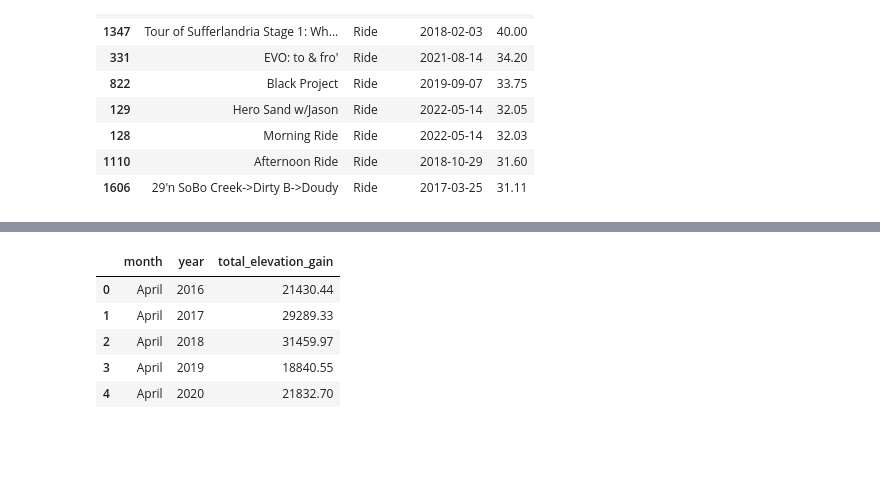
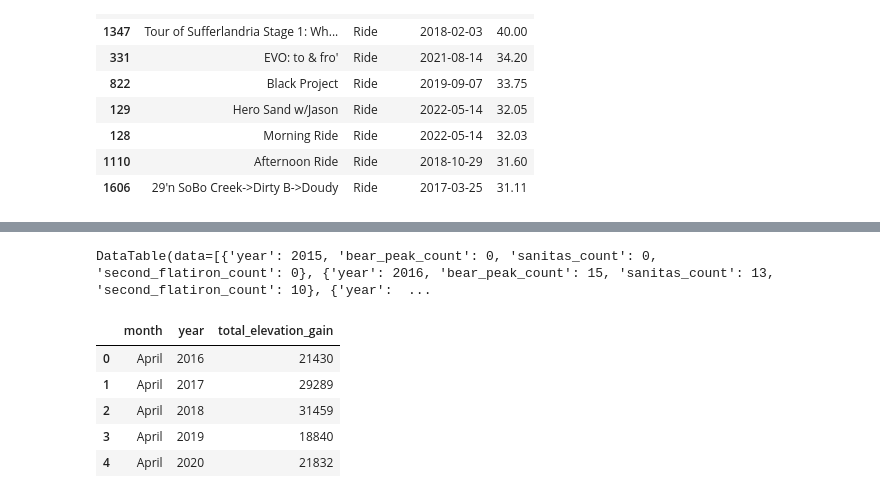
Before and after one commit to joseph-cavarretta/projects, a Jupyter notebook: strava_analytics_app/src/strava_dash.ipynb, the cells around one changed output, grey strips where cells are left out. Cells and saved outputs as stored; diff of their text form; code cells hidden in the pictures; blank space fills up the shorter version.

```diff
--- a/strava_analytics_app/src/strava_dash.ipynb
+++ b/strava_analytics_app/src/strava_dash.ipynb
@@ -86,0 +103,7 @@ time_x_week_bar.show()
+# %%
+dash_table.DataTable(
+    data=df_merged.to_dict('records'),
+    columns=[df_merged.columns]
+)
+# %% [output]
+DataTable(data=[{'year': 2015, 'bear_peak_count': 0, 'sanitas_count': 0, 'second_flatiron_count': 0}, {'year': 2016, 'bear_peak_count': 15, 'sanitas_count': 13, 'second_flatiron_count': 10}, {'year':  ...
@@ -120,10 +179,10 @@ gain_x_year_line.show()
 # %%
-elevation_trend_grouping = elevation_filter.groupby(['month', 'year']).agg({'total_elevation_gain': 'sum'}).reset_index()
+elevation_trend_grouping = elevation_filter.groupby(['month', 'year']).agg({'total_elevation_gain': 'sum'}).astype(int).reset_index()
 elevation_trend_grouping.head()
 # %% [output]
 |  | month | year | total_elevation_gain |
-| 0 | April | 2016 | 21430.44 |
-| 1 | April | 2017 | 29289.33 |
-| 2 | April | 2018 | 31459.97 |
-| 3 | April | 2019 | 18840.55 |
-| 4 | April | 2020 | 21832.70 |
+| 0 | April | 2016 | 21430 |
+| 1 | April | 2017 | 29289 |
+| 2 | April | 2018 | 31459 |
+| 3 | April | 2019 | 18840 |
+| 4 | April | 2020 | 21832 |
```
Also changed, not shown: parts of 13 cells of this notebook, 3 other files.
